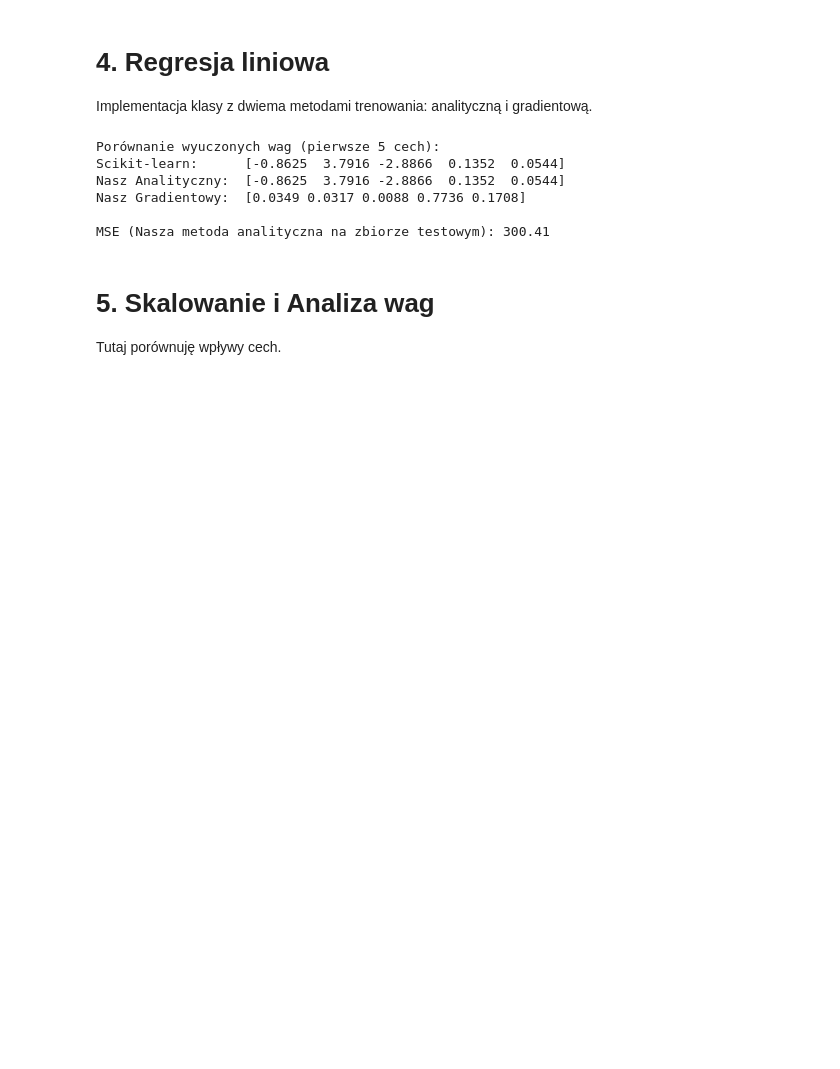
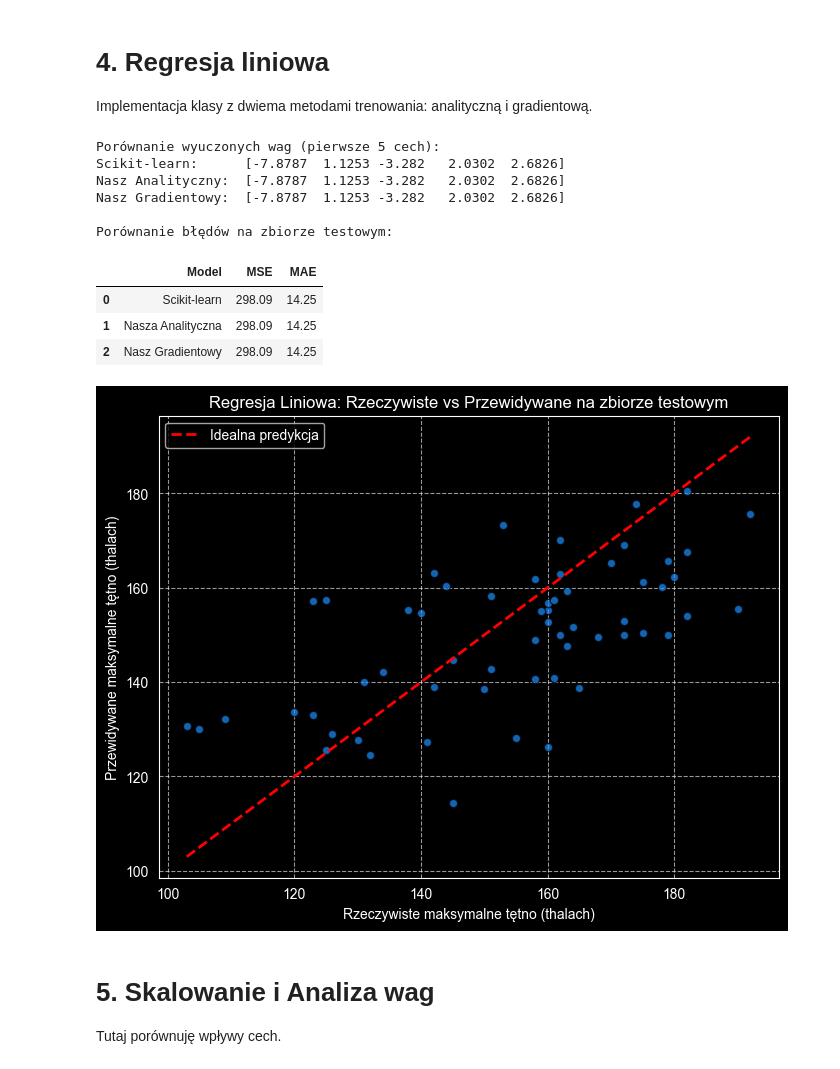
Before and after one commit to S1iwa/MSiD, a Jupyter notebook: lista2/Raport.ipynb, the cells around one changed output. Saved outputs shown, nothing was run; the diff lists cells and outputs as text; code cells hidden in the pictures; blank space fills up the shorter version.

```diff
--- a/lista2/Raport.ipynb
+++ b/lista2/Raport.ipynb
@@ -38,12 +38,14 @@ df = df.dropna()
 df['target_bin'] = (df['target'] > 0).astype(int) # Klasyfikacja (0/1)
 
 # Podział na zbiory (Data Leakage prevention)
-X = df.drop(['target', 'target_bin'], axis=1)
+X_cls = df.drop(['target', 'target_bin'], axis=1)
+X_reg = df.drop(['target', 'target_bin', 'thalach'], axis=1)
+
 y_cls = df['target_bin'] # Cel dla klasyfikacji
-y_reg = df['thalach']   # Cel dla regresji (np. tętno)
+y_reg = df['thalach']    # Cel dla regresji
 
-X_train, X_test, y_train_cls, y_test_cls = train_test_split(X, y_cls, test_size=0.2, random_state=42)
-X_train_reg, X_test_reg, y_train_reg, y_test_reg = train_test_split(X, y_reg, test_size=0.2, random_state=42)
+X_train, X_test, y_train_cls, y_test_cls = train_test_split(X_cls, y_cls, test_size=0.2, random_state=42)
+X_train_reg, X_test_reg, y_train_reg, y_test_reg = train_test_split(X_reg, y_reg, test_size=0.2, random_state=42)
 # %% [markdown]
 # 2. Tworzenie drzewa decyzyjnego
 Następnie tworzymy drzewo decyzyjne oraz metrykę przy użyciu biblioteki scikit-learn.
@@ -170,6 +172,10 @@ Wniosek: Cecha 'thal' daje znacznie większy spadek entropii (zanieczyszczenia)
 Implementacja klasy z dwiema metodami trenowania: analityczną i gradientową.
 # %%
 from sklearn.linear_model import LinearRegression
+from sklearn.metrics import mean_squared_error, mean_absolute_error
+from sklearn.preprocessing import StandardScaler
+import matplotlib.pyplot as plt
+import pandas as pd
 import numpy as np
 
 class MyLinearRegression:
@@ -178,50 +184,83 @@ class MyLinearRegression:
 
     def fit_analytical(self, X, y):
         X_b = np.c_[np.ones((len(X), 1)), X]
-        # Metoda najmniejszych kwadratów (macierz pseudoodwrotna)
         self.weights = np.linalg.pinv(X_b.T @ X_b) @ X_b.T @ y
 
     def fit_gradient(self, X, y, lr=0.01, epochs=1000):
         X_b = np.c_[np.ones((len(X), 1)), X]
         self.weights = np.zeros(X_b.shape[1])
         for _ in range(epochs):
             gradients = 2/len(X) * X_b.T @ (X_b @ self.weights - y)
             self.weights -= lr * gradients
 
     def predict(self, X):
         X_b = np.c_[np.ones((len(X), 1)), X]
         return X_b @ self.weights
 
-# --- Realizacja wymogu 4.0: Porównanie 3 metod trenowania ---
+# Skalowanie danych dla stabilności spadku gradientu
+scaler = StandardScaler()
+X_train_scaled = scaler.fit_transform(X_train_reg)
+X_test_scaled = scaler.transform(X_test_reg)
 
 # 1. Nasza implementacja - Metoda Analityczna
 my_model_ana = MyLinearRegression()
-my_model_ana.fit_analytical(X_train_reg, y_train_reg)
+my_model_ana.fit_analytical(X_train_scaled, y_train_reg)
 
-# 2. Nasza implementacja - Spadek Gradientu (baaaardzo mały krok, żeby nie wywaliło 'inf' na dużych liczbach)
+# 2. Nasza implementacja - Spadek Gradientu (teraz zbiegnie gładko na przeskalowanych danych)
 my_model_grad = MyLinearRegression()
-my_model_grad.fit_gradient(X_train_reg, y_train_reg, lr=1e-7, epochs=50000)
+my_model_grad.fit_gradient(X_train_scaled, y_train_reg, lr=0.1, epochs=1000)
 
 # 3. Model scikit-learn
 sklearn_model = LinearRegression()
-sklearn_model.fit(X_train_reg, y_train_reg)
+sklearn_model.fit(X_train_scaled, y_train_reg)
 
-# Wyświetlamy pierwsze 5 wag (indeks 0 w naszych modelach to 'intercept', czyli przesunięcie, więc pomijamy go dla zgodności z coef_)
+# Weryfikacja wag
 print("Porównanie wyuczonych wag (pierwsze 5 cech):")
 print(f"Scikit-learn:      {np.round(sklearn_model.coef_[:5], 4)}")
 print(f"Nasz Analityczny:  {np.round(my_model_ana.weights[1:6], 4)}")
-print(f"Nasz Gradientowy:  {np.round(my_model_grad.weights[1:6], 4)}")
+print(f"Nasz Gradientowy:  {np.round(my_model_grad.weights[1:6], 4)}\n")
 
-# Liczymy MSE z naszego najlepszego analitycznego modelu
-y_pred_reg = my_model_ana.predict(X_test_reg)
-print(f"\nMSE (Nasza metoda analityczna na zbiorze testowym): {mean_squared_error(y_test_reg, y_pred_reg):.2f}")
+# Predykcje dla wszystkich modeli
+y_pred_skl = sklearn_model.predict(X_test_scaled)
+y_pred_ana = my_model_ana.predict(X_test_scaled)
+y_pred_grad = my_model_grad.predict(X_test_scaled)
+
+# Tabela z metrykami
+results = pd.DataFrame({
+    'Model': ['Scikit-learn', 'Nasza Analityczna', 'Nasz Gradientowy'],
+    'MSE': [mean_squared_error(y_test_reg, y_pred_skl),
+            mean_squared_error(y_test_reg, y_pred_ana),
+            mean_squared_error(y_test_reg, y_pred_grad)],
+    'MAE': [mean_absolute_error(y_test_reg, y_pred_skl),
+            mean_absolute_error(y_test_reg, y_pred_ana),
+            mean_absolute_error(y_test_reg, y_pred_grad)]
+})
+
+print("Porównanie błędów na zbiorze testowym:")
+display(results.round(2))
+
+# Wizualizacja wyników na zbiorze testowym
+plt.figure(figsize=(8, 6))
+plt.scatter(y_test_reg, y_pred_ana, alpha=0.7, color='dodgerblue', edgecolor='k')
+plt.plot([y_test_reg.min(), y_test_reg.max()], [y_test_reg.min(), y_test_reg.max()], 'r--', lw=2, label='Idealna predykcja')
+plt.xlabel('Rzeczywiste maksymalne tętno (thalach)')
+plt.ylabel('Przewidywane maksymalne tętno (thalach)')
+plt.title('Regresja Liniowa: Rzeczywiste vs Przewidywane na zbiorze testowym')
+plt.legend()
+plt.grid(True, linestyle='--', alpha=0.6)
+plt.show()
 # %% [output]
 Porównanie wyuczonych wag (pierwsze 5 cech):
-Scikit-learn:      [-0.8625  3.7916 -2.8866  0.1352  0.0544]
-Nasz Analityczny:  [-0.8625  3.7916 -2.8866  0.1352  0.0544]
-Nasz Gradientowy:  [0.0349 0.0317 0.0088 0.7736 0.1708]
+Scikit-learn:      [-7.8787  1.1253 -3.282   2.0302  2.6826]
+Nasz Analityczny:  [-7.8787  1.1253 -3.282   2.0302  2.6826]
+Nasz Gradientowy:  [-7.8787  1.1253 -3.282   2.0302  2.6826]
 
-MSE (Nasza metoda analityczna na zbiorze testowym): 300.41
+Porównanie błędów na zbiorze testowym:
+|  | Model | MSE | MAE |
+| 0 | Scikit-learn | 298.09 | 14.25 |
+| 1 | Nasza Analityczna | 298.09 | 14.25 |
+| 2 | Nasz Gradientowy | 298.09 | 14.25 |
+[figure, added]
 # %% [markdown]
 # 5. Skalowanie i Analiza wag
 Tutaj porównuję wpływy cech.
```
Also changed, not shown: parts of 3 cells of this notebook.
